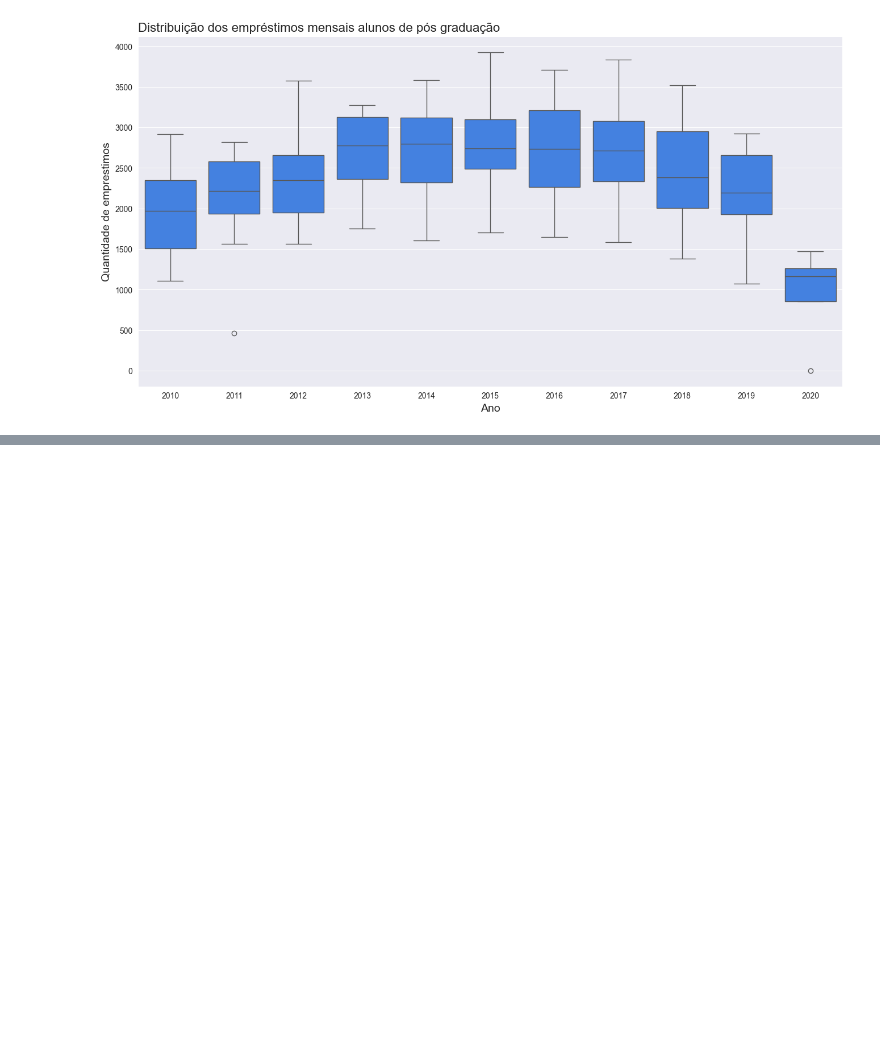
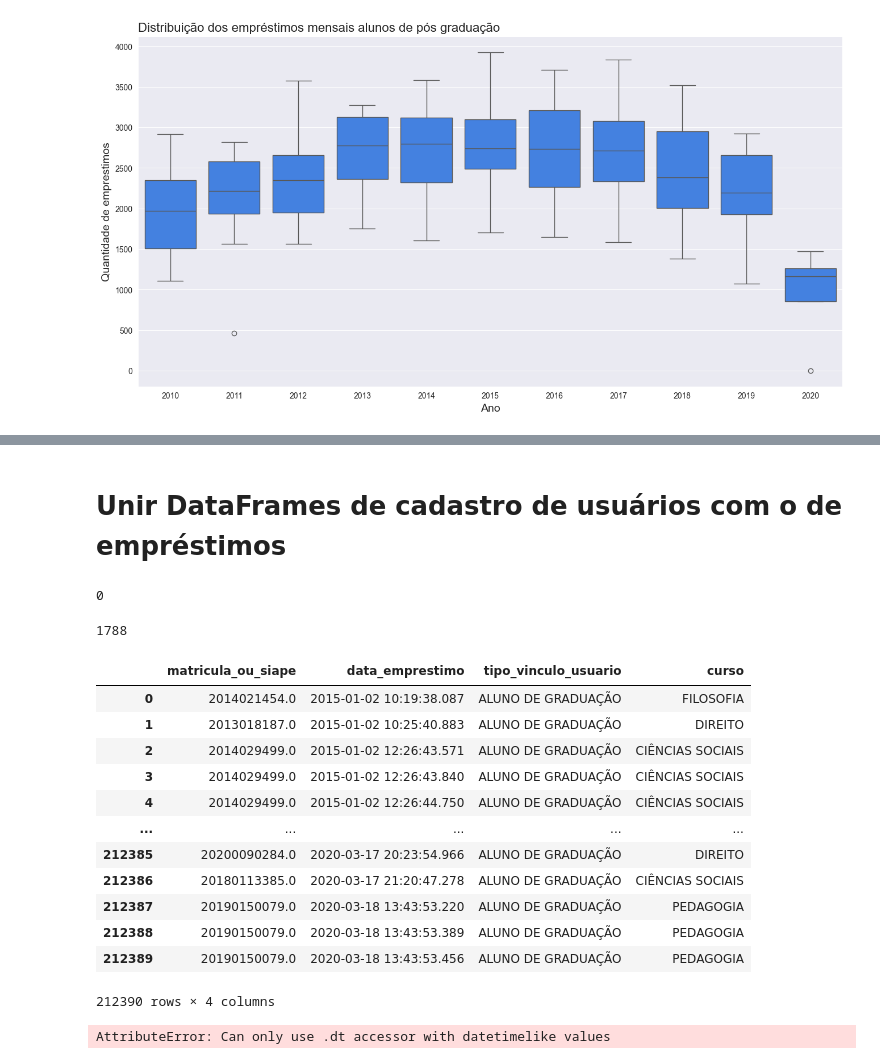
Before and after one commit to wagnerldsfilho/AnaliseBiblioteca-, a Jupyter notebook: codigos/emprestimos.ipynb, the cells around one changed output, grey strips where cells are left out. Saved outputs shown, nothing was run; the diff lists cells and outputs as text; code cells hidden in the pictures; blank space fills up the shorter version.

```diff
--- a/codigos/emprestimos.ipynb
+++ b/codigos/emprestimos.ipynb
@@ -825,0 +984,6 @@ plt.show()
+# %%
+matricula_data_de_emprestimo = emprestimos.query("tipo_vinculo_usuario == 'ALUNO DE GRADUAÇÃO'")
+matricula_data_de_emprestimo = matricula_data_de_emprestimo[['matricula_ou_siape','data_emprestimo']]
+matricula_data_de_emprestimo = matricula_data_de_emprestimo.query('data_emprestimo > 2015')
+matricula_data_de_emprestimo = matricula_data_de_emprestimo.reset_index(drop = True)
+matricula_data_de_emprestimo
@@ -825,0 +1012,2 @@ plt.show()
+# %%
+matricula_data_de_emprestimo.dropna(inplace = True)
@@ -825,0 +1032,3 @@ plt.show()
+# %%
+usuarios_selecionados = usuarios.query("curso == ['BIBLIOTECONOMIA','CIÊNCIAS SOCIAIS','COMUNICAÇÃO SOCIAL','DIREITO','FILOSOFIA','PEDAGOGIA']")
+usuarios_selecionados
@@ -825,0 +1049,10 @@ plt.show()
+# %% [markdown]
+# Unir DataFrames de cadastro de usuários com o de empréstimos
+# %%
+usuarios_selecionados.duplicated().sum()
+# %% [output]
+0
+# %%
+matricula_data_de_emprestimo.duplicated().sum()
+# %% [output]
+1788
@@ -825,0 +1061,21 @@ plt.show()
+# %%
+cadastro_usuarios_cursos = matricula_data_de_emprestimo.merge(usuarios_selecionados)
+cadastro_usuarios_cursos
+# %% [output]
+|  | matricula_ou_siape | data_emprestimo | tipo_vinculo_usuario | curso |
+| 0 | 2014021454.0 | 2015-01-02 10:19:38.087 | ALUNO DE GRADUAÇÃO | FILOSOFIA |
+| 1 | 2013018187.0 | 2015-01-02 10:25:40.883 | ALUNO DE GRADUAÇÃO | DIREITO |
+| 2 | 2014029499.0 | 2015-01-02 12:26:43.571 | ALUNO DE GRADUAÇÃO | CIÊNCIAS SOCIAIS |
+| 3 | 2014029499.0 | 2015-01-02 12:26:43.840 | ALUNO DE GRADUAÇÃO | CIÊNCIAS SOCIAIS |
+| 4 | 2014029499.0 | 2015-01-02 12:26:44.750 | ALUNO DE GRADUAÇÃO | CIÊNCIAS SOCIAIS |
+| ... | ... | ... | ... | ... |
+| 212385 | 20200090284.0 | 2020-03-17 20:23:54.966 | ALUNO DE GRADUAÇÃO | DIREITO |
+| 212386 | 20180113385.0 | 2020-03-17 21:20:47.278 | ALUNO DE GRADUAÇÃO | CIÊNCIAS SOCIAIS |
+| 212387 | 20190150079.0 | 2020-03-18 13:43:53.220 | ALUNO DE GRADUAÇÃO | PEDAGOGIA |
+| 212388 | 20190150079.0 | 2020-03-18 13:43:53.389 | ALUNO DE GRADUAÇÃO | PEDAGOGIA |
+| 212389 | 20190150079.0 | 2020-03-18 13:43:53.456 | ALUNO DE GRADUAÇÃO | PEDAGOGIA |
+212390 rows × 4 columns
+# %%
+cadastro_usuarios_cursos.data_emprestimo = cadastro_usuarios_cursos.data_emprestimo.dt.year
+# %% [output]
+AttributeError: Can only use .dt accessor with datetimelike values
```
Also changed, not shown: parts of 30 cells of this notebook.
